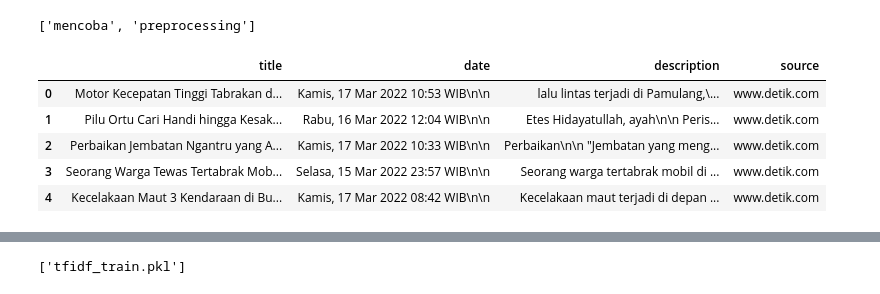
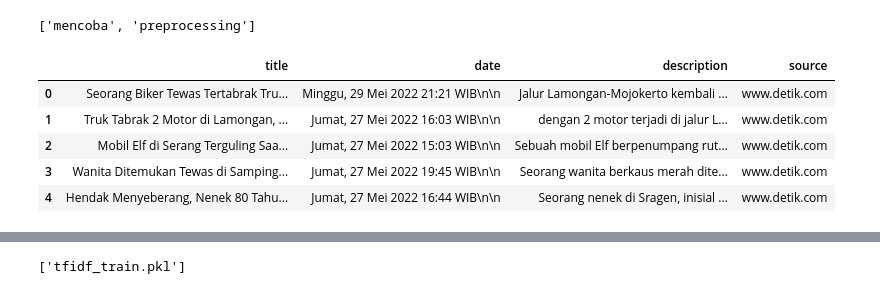
Before and after one commit to HellBus1/geographical_news_scrapper, a Jupyter notebook: QE Statistik/Preprocessing Berita.ipynb, the cells around one changed output, grey strips where cells are left out. Saved outputs shown, nothing was run; the diff lists cells and outputs as text; code cells hidden in the pictures.

```diff
--- a/QE Statistik/Preprocessing Berita.ipynb
+++ b/QE Statistik/Preprocessing Berita.ipynb
@@ -46,15 +64,15 @@ print (text)
 # %% [output]
 ['mencoba', 'preprocessing']
 # %%
-df =pd.read_csv("scrapped_news.csv")
+df =pd.read_csv("scrapped_news30_5.csv")
 df.head()
 # %% [output]
 |  | title | date | description | source |
-| 0 | Motor Kecepatan Tinggi Tabrakan d... | Kamis, 17 Mar 2022 10:53 WIB\n\n | lalu lintas terjadi di Pamulang,\... | www.detik.com |
-| 1 | Pilu Ortu Cari Handi hingga Kesak... | Rabu, 16 Mar 2022 12:04 WIB\n\n | Etes Hidayatullah, ayah\n\n Peris... | www.detik.com |
-| 2 | Perbaikan Jembatan Ngantru yang A... | Kamis, 17 Mar 2022 10:33 WIB\n\n | Perbaikan\n\n "Jembatan yang meng... | www.detik.com |
-| 3 | Seorang Warga Tewas Tertabrak Mob... | Selasa, 15 Mar 2022 23:57 WIB\n\n | Seorang warga tertabrak mobil di ... | www.detik.com |
-| 4 | Kecelakaan Maut 3 Kendaraan di Bu... | Kamis, 17 Mar 2022 08:42 WIB\n\n | Kecelakaan maut terjadi di depan ... | www.detik.com |
+| 0 | Seorang Biker Tewas Tertabrak Tru... | Minggu, 29 Mei 2022 21:21 WIB\n\n | Jalur Lamongan-Mojokerto kembali ... | www.detik.com |
+| 1 | Truk Tabrak 2 Motor di Lamongan, ... | Jumat, 27 Mei 2022 16:03 WIB\n\n | dengan 2 motor terjadi di jalur L... | www.detik.com |
+| 2 | Mobil Elf di Serang Terguling Saa... | Jumat, 27 Mei 2022 15:03 WIB\n\n | Sebuah mobil Elf berpenumpang rut... | www.detik.com |
+| 3 | Wanita Ditemukan Tewas di Samping... | Jumat, 27 Mei 2022 19:45 WIB\n\n | Seorang wanita berkaus merah dite... | www.detik.com |
+| 4 | Hendak Menyeberang, Nenek 80 Tahu... | Jumat, 27 Mei 2022 16:44 WIB\n\n | Seorang nenek di Sragen, inisial ... | www.detik.com |
 # %%
 column = ['Title', 'Date', 'Description','Source']
 df_total = pd.DataFrame()
```
Also changed, not shown: parts of 8 cells of this notebook, 1 other file.
